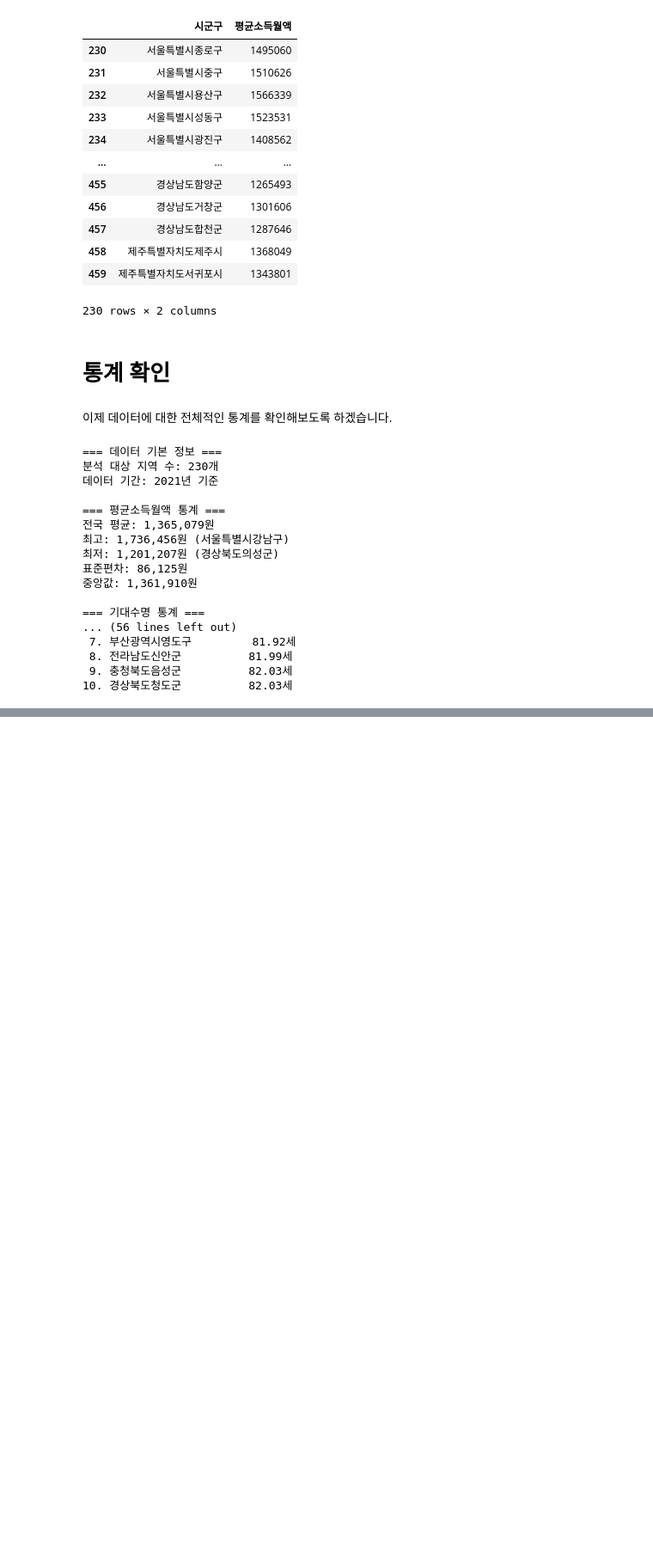
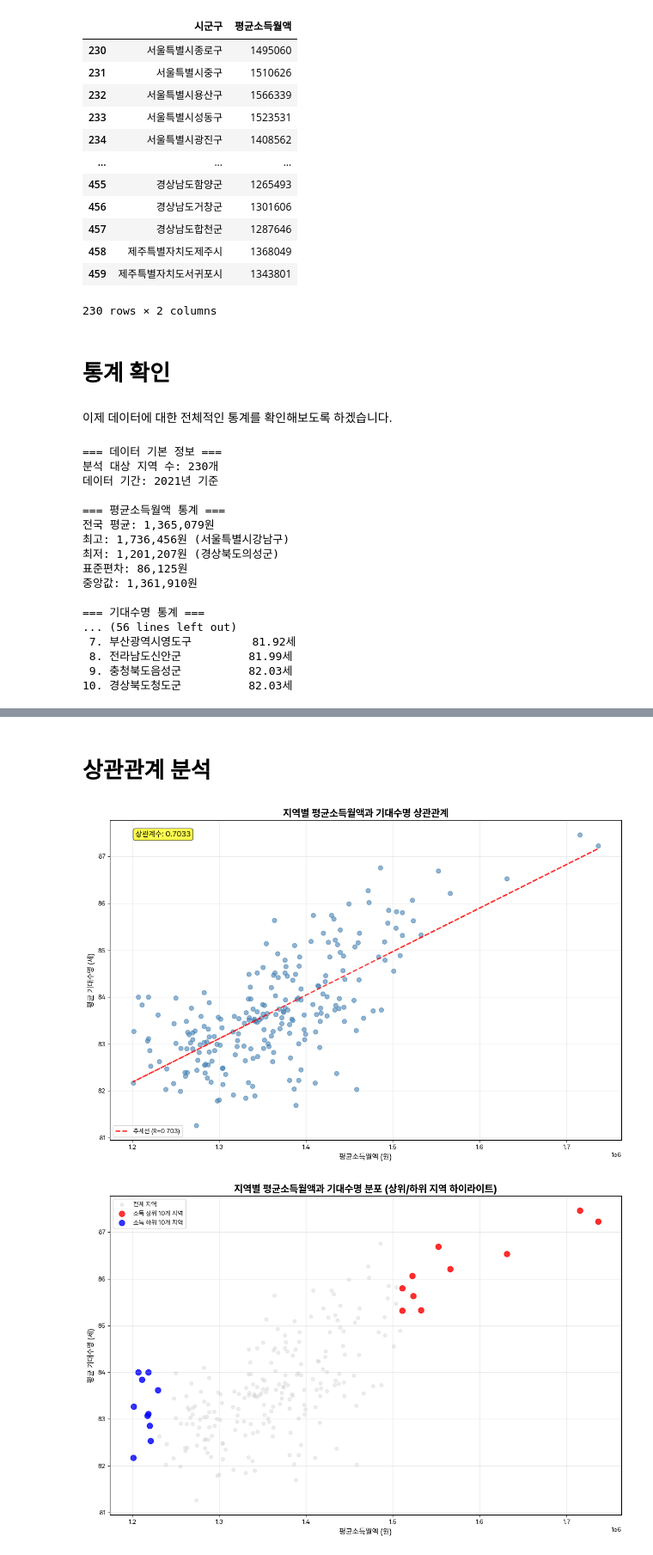
Before and after one commit to SID12g/life-expectancy-by-income, a Jupyter notebook: main.ipynb, the cells around one changed output, grey strips where cells are left out. Shown: that part at 86% size. Drawn from its saved outputs; the diff is of its cells as text; code cells hidden in the pictures; blank space fills up the shorter version.

Commit message:
상관관계 그래프

```diff
--- a/main.ipynb
+++ b/main.ipynb
@@ -580,0 +632,50 @@ for i, (idx, row) in enumerate(bottom_life.iterrows(), 1):
+# %% [markdown]
+# 상관관계 분석
+# %%
+plt.figure(figsize=(12, 8))
+
+plt.scatter(merged_data['평균소득월액'], merged_data['평균 기대수명'],
+           alpha=0.6, s=50, color='steelblue')
+
+correlation = merged_data['평균소득월액'].corr(merged_data['평균 기대수명'])
+
+z = np.polyfit(merged_data['평균소득월액'], merged_data['평균 기대수명'], 1)
+p = np.poly1d(z)
+plt.plot(merged_data['평균소득월액'], p(merged_data['평균소득월액']),
+         "r--", alpha=0.8, linewidth=2, label=f'추세선 (R={correlation:.3f})')
+
+plt.xlabel('평균소득월액 (원)', fontsize=12)
+plt.ylabel('평균 기대수명 (세)', fontsize=12)
+plt.title('지역별 평균소득월액과 기대수명 상관관계', fontsize=16, fontweight='bold')
+
+plt.text(0.05, 0.95, f'상관계수: {correlation:.4f}',
+         transform=plt.gca().transAxes, fontsize=12,
+         bbox=dict(boxstyle="round,pad=0.3", facecolor="yellow", alpha=0.7))
+
+plt.legend()
+plt.grid(True, alpha=0.3)
+plt.tight_layout()
+plt.show()
+
+plt.figure(figsize=(12, 8))
+plt.scatter(merged_data['평균소득월액'], merged_data['평균 기대수명'],
+           alpha=0.4, s=30, color='lightgray', label='전체 지역')
+
+top_10 = merged_data.nlargest(10, '평균소득월액')
+plt.scatter(top_10['평균소득월액'], top_10['평균 기대수명'],
+           alpha=0.8, s=80, color='red', label='소득 상위 10개 지역')
+
+bottom_10 = merged_data.nsmallest(10, '평균소득월액')
+plt.scatter(bottom_10['평균소득월액'], bottom_10['평균 기대수명'],
+           alpha=0.8, s=80, color='blue', label='소득 하위 10개 지역')
+
+plt.xlabel('평균소득월액 (원)', fontsize=12)
+plt.ylabel('평균 기대수명 (세)', fontsize=12)
+plt.title('지역별 평균소득월액과 기대수명 분포 (상위/하위 지역 하이라이트)', fontsize=16, fontweight='bold')
+plt.legend()
+plt.grid(True, alpha=0.3)
+plt.tight_layout()
+plt.show()
+# %% [output]
+[figure, added]
+[figure, added]
```
Also changed, not shown: parts of 2 cells of this notebook.
